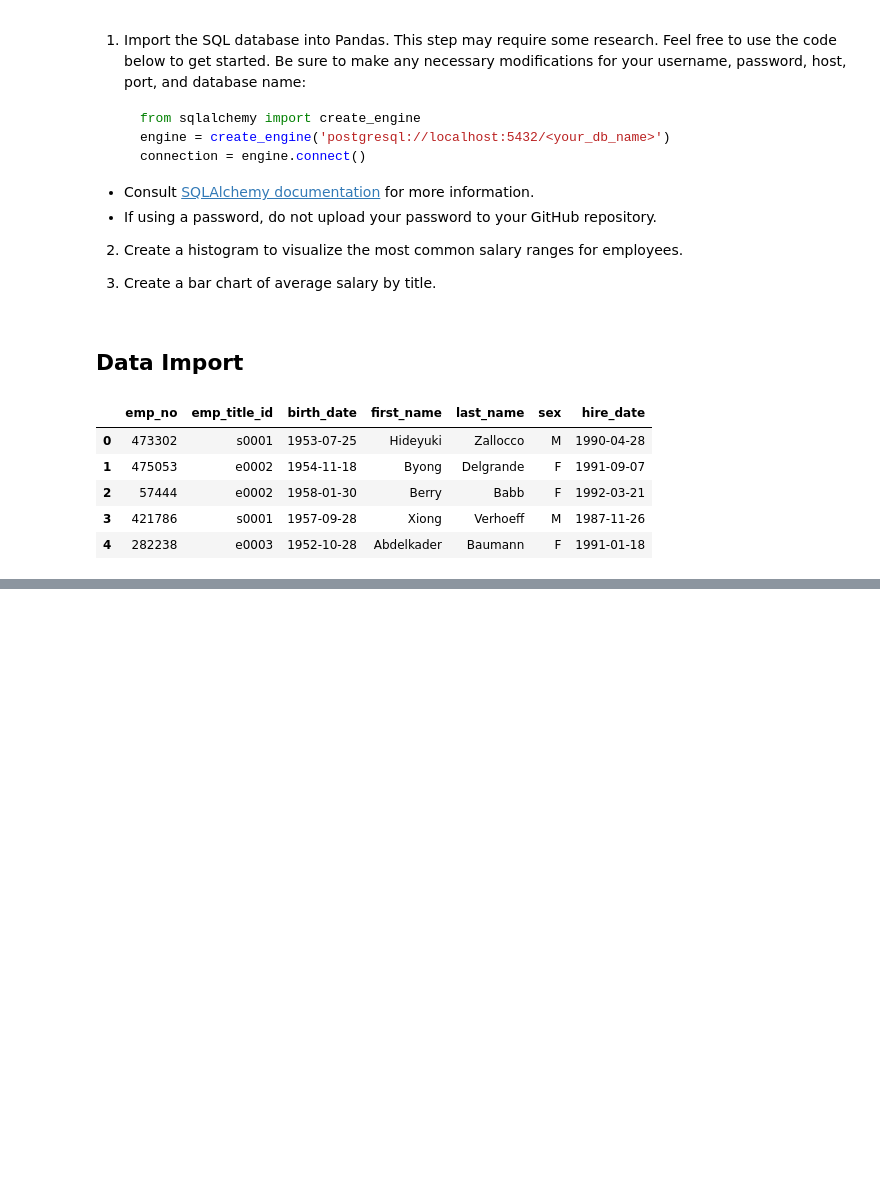
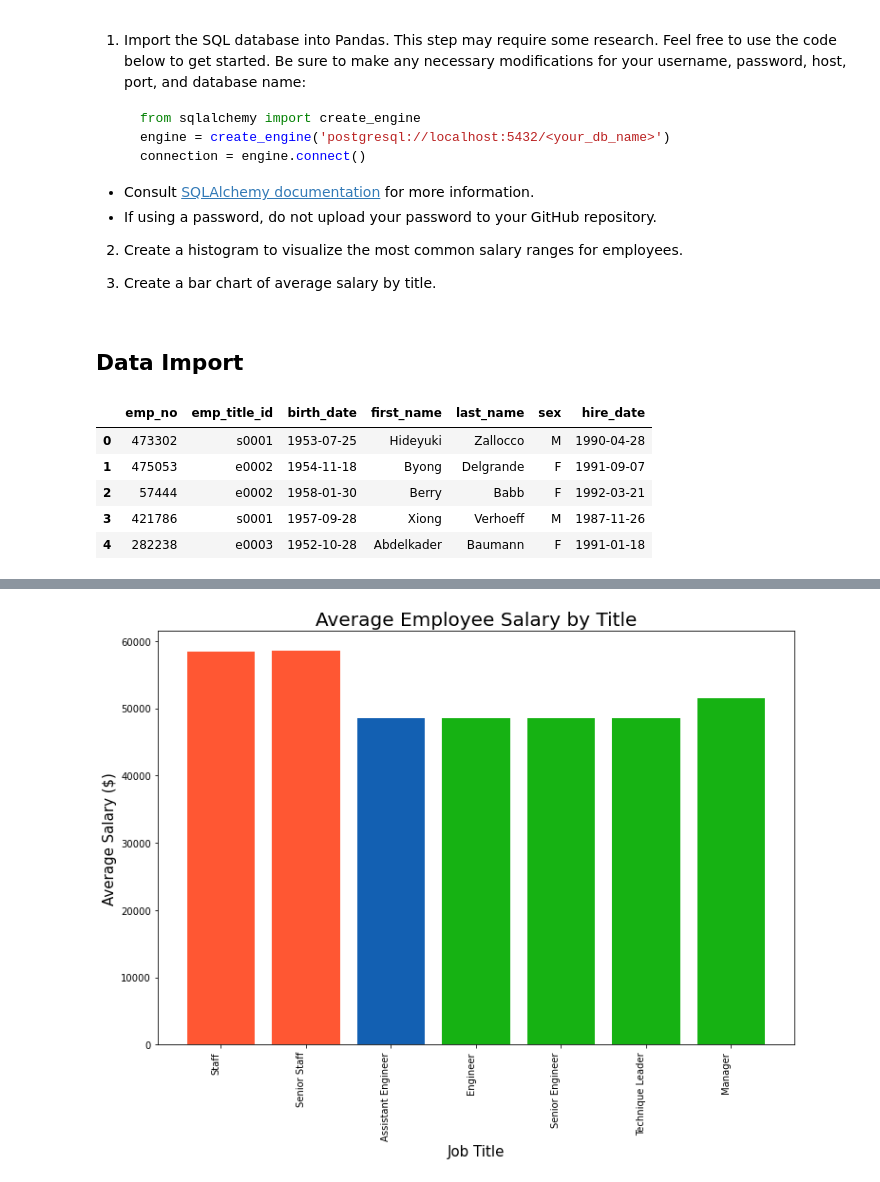
Before and after one commit to svfarago/SQL_challenge, a Jupyter notebook: EmployeeSQL/emp_analysis_pandas.ipynb, the cells around one changed output, grey strips where cells are left out. Saved outputs shown, nothing was run; the diff lists cells and outputs as text; code cells hidden in the pictures; blank space fills up the shorter version.

```diff
--- a/EmployeeSQL/emp_analysis_pandas.ipynb
+++ b/EmployeeSQL/emp_analysis_pandas.ipynb
@@ -74,0 +127,7 @@ bar_plot.grid(zorder=0)
+# %%
+# Creating dataframe from titles table (title_id and title headers)
+titles_df = pd.read_sql("select * from titles", connection)
+
+# Renaming title_id heading to emp_title_id to facilitate dataframe merge below (same header names between tables)
+titles_df = titles_df.rename(columns = {"title_id": "emp_title_id"})
+titles_df
@@ -74,0 +143,5 @@ bar_plot.grid(zorder=0)
+# %%
+# Join employees and salary dataframes
+emp_salary_df = pd.merge(employees_data, salaries_data, on=["emp_no", "emp_no"])
+emp_salary_df.head()
+#print(emp_salary_df)
@@ -74,0 +155,4 @@ bar_plot.grid(zorder=0)
+# %%
+# Group by employee title ID and then average salary by group
+avg_salarytitle_df = emp_salary_df.groupby(["emp_title_id"])["salary"].mean()
+avg_salarytitle_df
@@ -74,0 +169,3 @@ bar_plot.grid(zorder=0)
+# %%
+salary_bytitle_df = pd.merge(titles_df, avg_salarytitle_df, on = "emp_title_id")
+salary_bytitle_df
@@ -74,0 +181,22 @@ bar_plot.grid(zorder=0)
+# %%
+x_axis = np.arange(len(salary_bytitle_df))
+plt.figure(figsize=(12, 8))
+
+# Note: Includes some color formatting on each bar
+plt.bar(x_axis, salary_bytitle_df["salary"], align="center", color=["#FF5733", "#FF5733", "#1360B2", "#16B213", "#16B213", "#16B213", "#16B213"])
+
+plt.xticks(x_axis, salary_bytitle_df["title"], rotation="90", horizontalalignment = "right")
+
+# Chart labels
+plt.title("Average Employee Salary by Title", fontsize=20)
+plt.xlabel("Job Title", fontsize=15)
+plt.ylabel("Average Salary ($)", fontsize=15)
+
+# Save chart image (optional)
+# Note: put this before plt.show otherwise image will save as black box.
+plt.savefig("images/Salary_By_Title.png")
+
+# Display chart
+plt.show()
+# %% [output]
+[figure, added]
```
Also changed, not shown: parts of 15 cells of this notebook, 3 other files.
